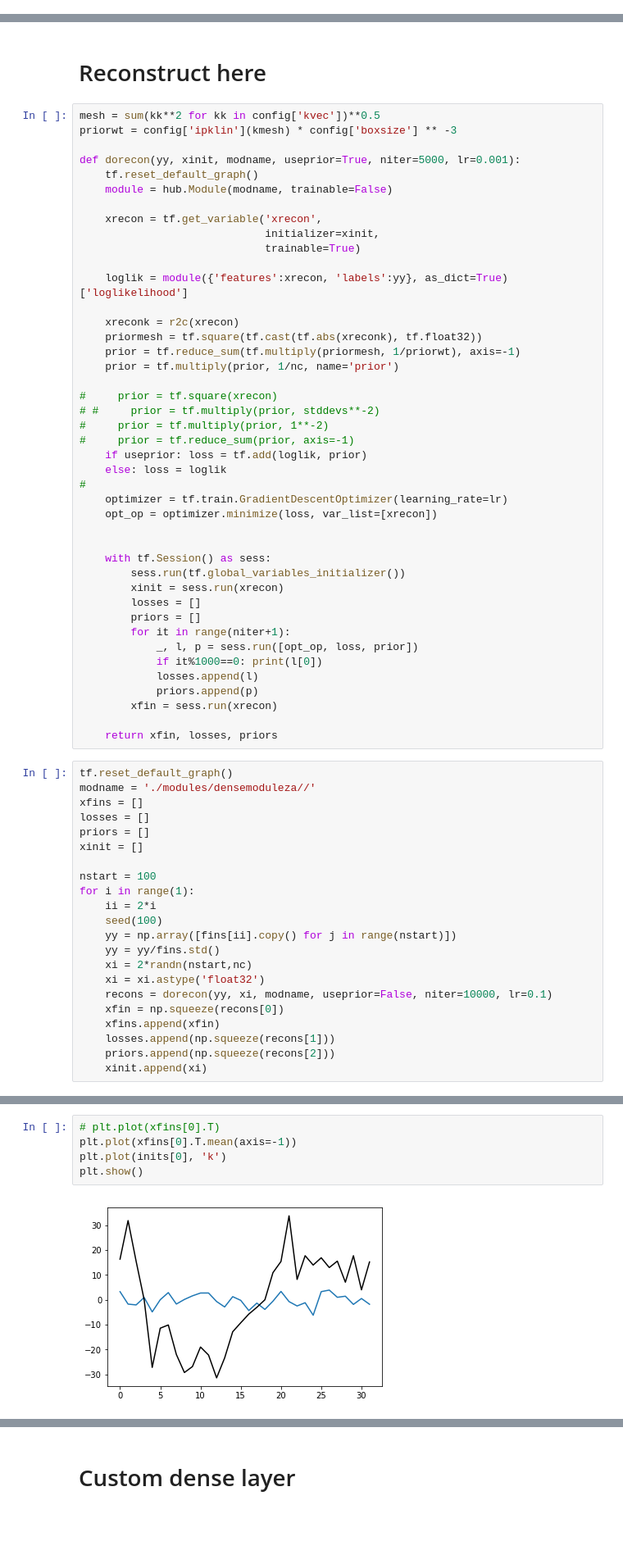
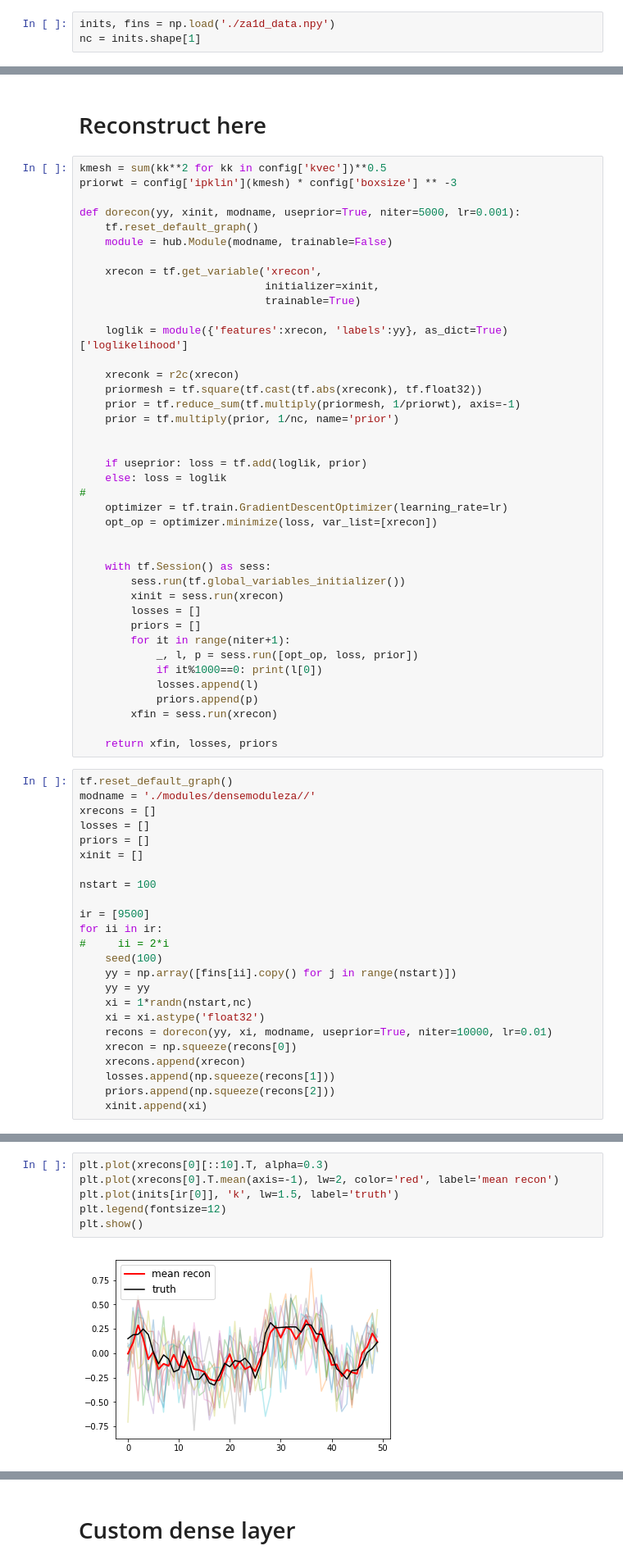
Before and after one commit to EiffL/invertible_mappings, a Jupyter notebook: notebooks/CM/Inverse_stability-ZA1D.ipynb, the cells around one changed output, grey strips where cells are left out. Shown at 82% size. Cells and saved outputs as stored; diff of their text form; blank space fills up the shorter version.

Commit message:
correct ZA model and recon

```diff
--- a/notebooks/CM/Inverse_stability-ZA1D.ipynb
+++ b/notebooks/CM/Inverse_stability-ZA1D.ipynb
@@ -235,3 +362,6 @@ fins = np.squeeze(np.array(fins))
+# %%
+inits, fins = np.load('./za1d_data.npy')
+nc = inits.shape[1]
 # %%
 inits.shape, fins.shape
 # %% [output]
@@ -373,7 +639,7 @@ INFO:tensorflow:Exported TF-Hub module to: ./modules/densemoduleza
 # %% [markdown]
 # Reconstruct here
 # %%
-mesh = sum(kk**2 for kk in config['kvec'])**0.5
+kmesh = sum(kk**2 for kk in config['kvec'])**0.5
 priorwt = config['ipklin'](kmesh) * config['boxsize'] ** -3
 
 def dorecon(yy, xinit, modname, useprior=True, niter=5000, lr=0.001):
@@ -391,10 +657,7 @@ def dorecon(yy, xinit, modname, useprior=True, niter=5000, lr=0.001):
     prior = tf.reduce_sum(tf.multiply(priormesh, 1/priorwt), axis=-1)
     prior = tf.multiply(prior, 1/nc, name='prior')
 
-#     prior = tf.square(xrecon)
-# #     prior = tf.multiply(prior, stddevs**-2)
-#     prior = tf.multiply(prior, 1**-2)
-#     prior = tf.reduce_sum(prior, axis=-1)
+
     if useprior: loss = tf.add(loglik, prior)
     else: loss = loglik
 #
@@ -418,22 +681,24 @@ def dorecon(yy, xinit, modname, useprior=True, niter=5000, lr=0.001):
 # %%
 tf.reset_default_graph()
 modname = './modules/densemoduleza//'
-xfins = []
+xrecons = []
 losses = []
 priors = []
 xinit = []
 
 nstart = 100
-for i in range(1):
-    ii = 2*i
+
+ir = [9500]
+for ii in ir:
+#     ii = 2*i
     seed(100)
     yy = np.array([fins[ii].copy() for j in range(nstart)])
-    yy = yy/fins.std()
-    xi = 2*randn(nstart,nc)
+    yy = yy
+    xi = 1*randn(nstart,nc)
     xi = xi.astype('float32')
-    recons = dorecon(yy, xi, modname, useprior=False, niter=10000, lr=0.1)
-    xfin = np.squeeze(recons[0])
-    xfins.append(xfin)
+    recons = dorecon(yy, xi, modname, useprior=True, niter=10000, lr=0.01)
+    xrecon = np.squeeze(recons[0])
+    xrecons.append(xrecon)
     losses.append(np.squeeze(recons[1]))
     priors.append(np.squeeze(recons[2]))
     xinit.append(xi)
@@ -461,7 +726,8 @@ plt.xscale('log')
 # %%
-# plt.plot(xfins[0].T)
-plt.plot(xfins[0].T.mean(axis=-1))
-plt.plot(inits[0], 'k')
+plt.plot(xrecons[0][::10].T, alpha=0.3)
+plt.plot(xrecons[0].T.mean(axis=-1), lw=2, color='red', label='mean recon')
+plt.plot(inits[ir[0]], 'k', lw=1.5, label='truth')
+plt.legend(fontsize=12)
 plt.show()
 # %% [output]
-[figure, old version]
+[figure, new version]
```
Also changed, not shown: parts of 55 cells of this notebook, 1 other file.
